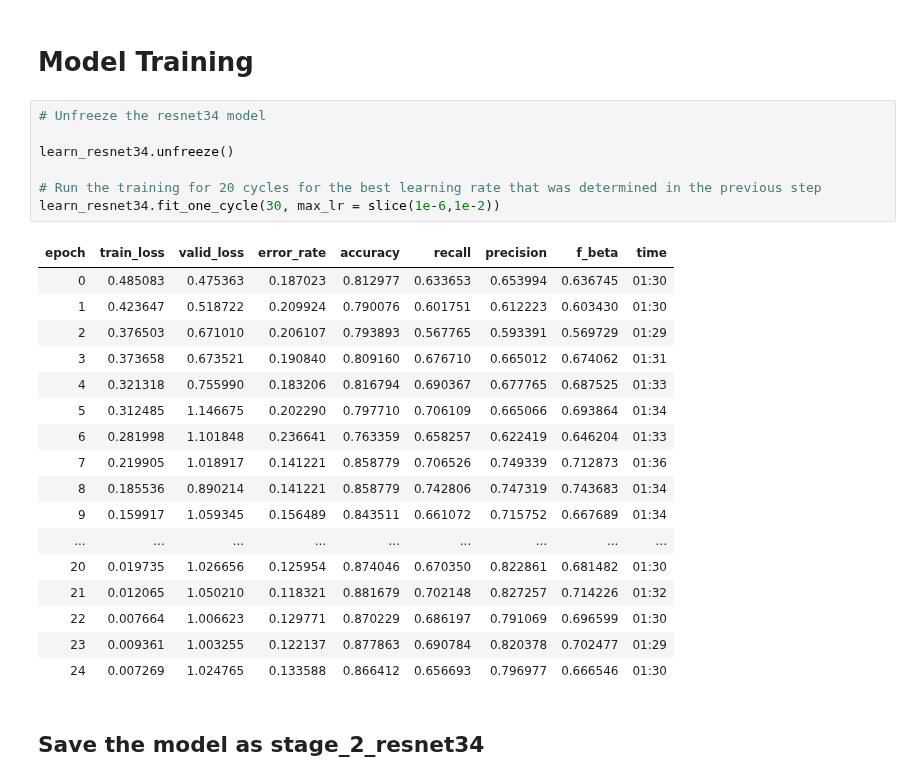
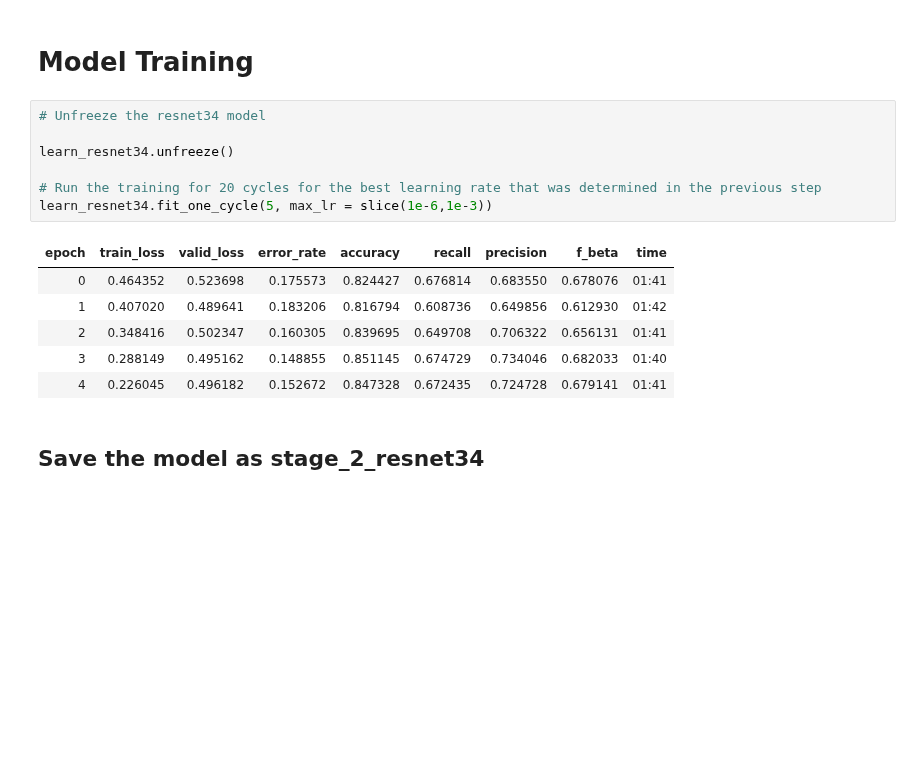
Before and after one commit to ravi-gopalan/DAND_Data_Wrangling, a Jupyter notebook: fastai_image_classifier.ipynb, the cells around one changed output. Drawn from its saved outputs; the diff is of its cells as text; blank space fills up the shorter version.

```diff
--- a/fastai_image_classifier.ipynb
+++ b/fastai_image_classifier.ipynb
@@ -133,28 +133,17 @@ LR Finder is complete, type {learner_name}.recorder.plot() to see the graph.
 # %%
 # Unfreeze the resnet34 model
 
 learn_resnet34.unfreeze()
 
 # Run the training for 20 cycles for the best learning rate that was determined in the previous step
-learn_resnet34.fit_one_cycle(30, max_lr = slice(1e-6,1e-2))
+learn_resnet34.fit_one_cycle(5, max_lr = slice(1e-6,1e-3))
 # %% [output]
 | epoch | train_loss | valid_loss | error_rate | accuracy | recall | precision | f_beta | time |
-| 0 | 0.485083 | 0.475363 | 0.187023 | 0.812977 | 0.633653 | 0.653994 | 0.636745 | 01:30 |
-| 1 | 0.423647 | 0.518722 | 0.209924 | 0.790076 | 0.601751 | 0.612223 | 0.603430 | 01:30 |
-| 2 | 0.376503 | 0.671010 | 0.206107 | 0.793893 | 0.567765 | 0.593391 | 0.569729 | 01:29 |
-| 3 | 0.373658 | 0.673521 | 0.190840 | 0.809160 | 0.676710 | 0.665012 | 0.674062 | 01:31 |
-| 4 | 0.321318 | 0.755990 | 0.183206 | 0.816794 | 0.690367 | 0.677765 | 0.687525 | 01:33 |
-| 5 | 0.312485 | 1.146675 | 0.202290 | 0.797710 | 0.706109 | 0.665066 | 0.693864 | 01:34 |
-| 6 | 0.281998 | 1.101848 | 0.236641 | 0.763359 | 0.658257 | 0.622419 | 0.646204 | 01:33 |
-| 7 | 0.219905 | 1.018917 | 0.141221 | 0.858779 | 0.706526 | 0.749339 | 0.712873 | 01:36 |
-| 8 | 0.185536 | 0.890214 | 0.141221 | 0.858779 | 0.742806 | 0.747319 | 0.743683 | 01:34 |
-| 9 | 0.159917 | 1.059345 | 0.156489 | 0.843511 | 0.661072 | 0.715752 | 0.667689 | 01:34 |
-| ... | ... | ... | ... | ... | ... | ... | ... | ... |
-| 20 | 0.019735 | 1.026656 | 0.125954 | 0.874046 | 0.670350 | 0.822861 | 0.681482 | 01:30 |
-| 21 | 0.012065 | 1.050210 | 0.118321 | 0.881679 | 0.702148 | 0.827257 | 0.714226 | 01:32 |
-| 22 | 0.007664 | 1.006623 | 0.129771 | 0.870229 | 0.686197 | 0.791069 | 0.696599 | 01:30 |
-| 23 | 0.009361 | 1.003255 | 0.122137 | 0.877863 | 0.690784 | 0.820378 | 0.702477 | 01:29 |
-| 24 | 0.007269 | 1.024765 | 0.133588 | 0.866412 | 0.656693 | 0.796977 | 0.666546 | 01:30 |
+| 0 | 0.464352 | 0.523698 | 0.175573 | 0.824427 | 0.676814 | 0.683550 | 0.678076 | 01:41 |
+| 1 | 0.407020 | 0.489641 | 0.183206 | 0.816794 | 0.608736 | 0.649856 | 0.612930 | 01:42 |
+| 2 | 0.348416 | 0.502347 | 0.160305 | 0.839695 | 0.649708 | 0.706322 | 0.656131 | 01:41 |
+| 3 | 0.288149 | 0.495162 | 0.148855 | 0.851145 | 0.674729 | 0.734046 | 0.682033 | 01:40 |
+| 4 | 0.226045 | 0.496182 | 0.152672 | 0.847328 | 0.672435 | 0.724728 | 0.679141 | 01:41 |
 # %% [markdown]
 ## Save the model as stage_2_resnet34
 # %%
```
Also changed, not shown: parts of 1 cell of this notebook.
